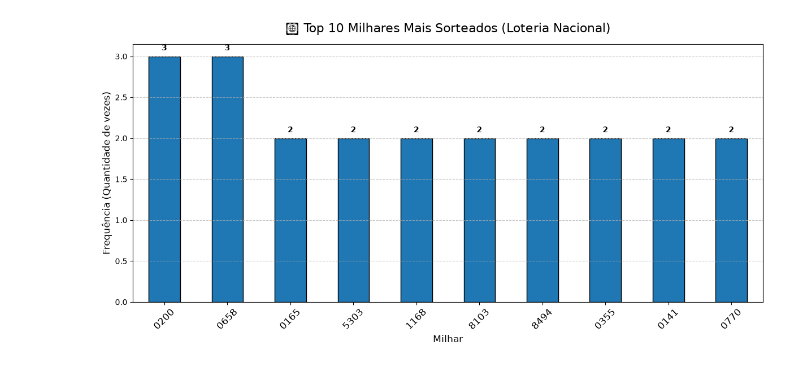
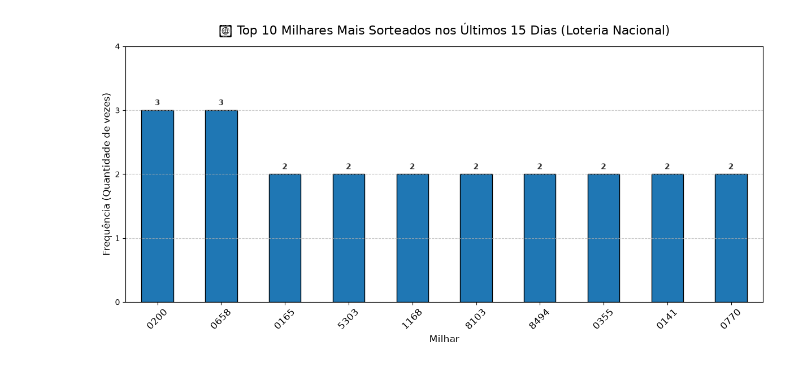
Before and after one commit to viniciushoffmanndev/lottery-predictive-scraper, a Jupyter notebook: analise_loterias.ipynb, the cells around one changed output. Cells and saved outputs as stored; diff of their text form; code cells hidden in the pictures.

```diff
--- a/analise_loterias.ipynb
+++ b/analise_loterias.ipynb
@@ -29,28 +29,31 @@ df.head()
 # %%
 import matplotlib.pyplot as plt
 
-# 1. Filtrando para pegar apenas os resultados da loteria "Nacional"
-df_nacional = df[df['no_loteria'] == 'Nacional']
+# 1. Garantindo que estamos olhando para a Nacional dentro da nossa janela de 15 dias
+df_nacional = df_15_dias[df_15_dias['no_loteria'] == 'Nacional']
 
 # 2. Contando a frequência de cada milhar (resultado completo) e pegando o Top 10
 top_10_milhares = df_nacional['resultado'].value_counts().head(10)
 
 # 3. Criando o Gráfico de Barras
 plt.figure(figsize=(12, 6))
 grafico_milhar = top_10_milhares.plot(kind='bar', color='#1f77b4', edgecolor='black')
 
 # 4. Deixando o gráfico com cara de relatório profissional
-plt.title('🎯 Top 10 Milhares Mais Sorteados (Loteria Nacional)', fontsize=16, pad=15)
+plt.title('🎯 Top 10 Milhares Mais Sorteados nos Últimos 15 Dias (Loteria Nacional)', fontsize=16, pad=15)
 plt.xlabel('Milhar', fontsize=12)
 plt.ylabel('Frequência (Quantidade de vezes)', fontsize=12)
 plt.xticks(rotation=45, fontsize=12)
+
+# Ajuste no eixo Y para garantir que mostre números inteiros (já que a frequência será baixa)
+plt.yticks(range(0, int(top_10_milhares.max()) + 2))
 plt.grid(axis='y', linestyle='--', alpha=0.7)
 
 # Adicionando os números exatos em cima de cada barra
 for i, v in enumerate(top_10_milhares):
-    grafico_milhar.text(i, v + 0.05, str(v), ha='center', va='bottom', fontweight='bold')
+    grafico_milhar.text(i, v + 0.05, str(v), ha='center', va='bottom', fontweight='bold', color='#333333')
 
 plt.tight_layout()
 plt.show()
 # %% [output]
-[figure, old version]
+[figure, new version]
```
Also changed, not shown: parts of 6 cells of this notebook, 2 other files.
